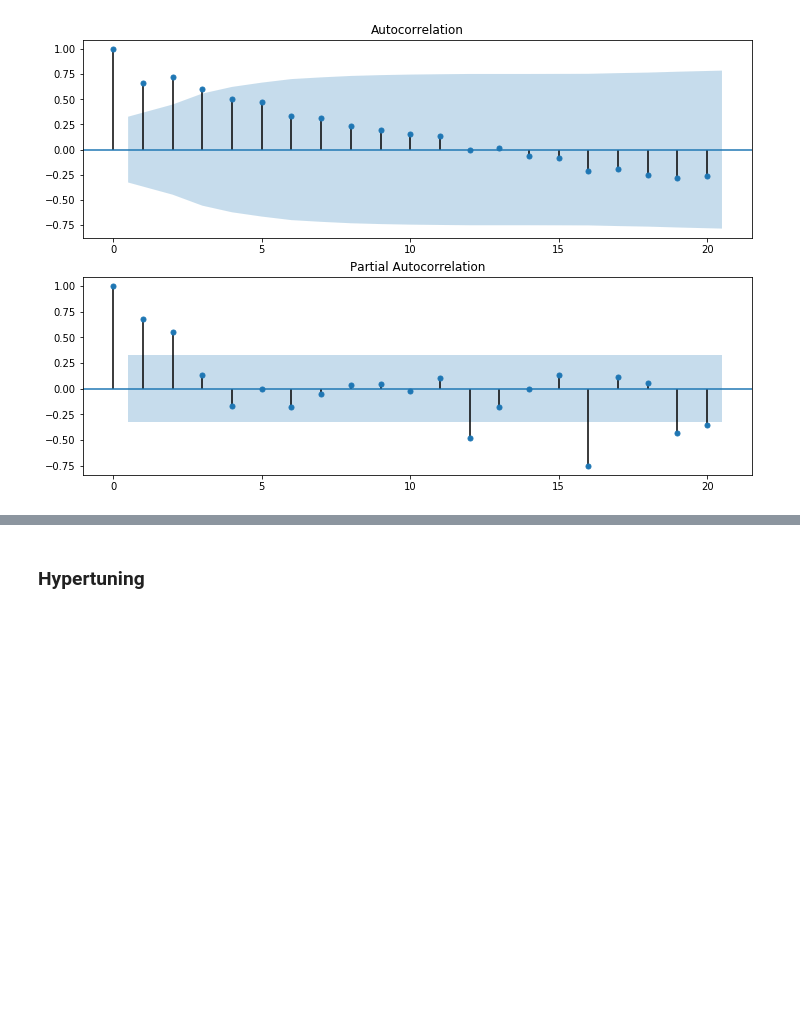
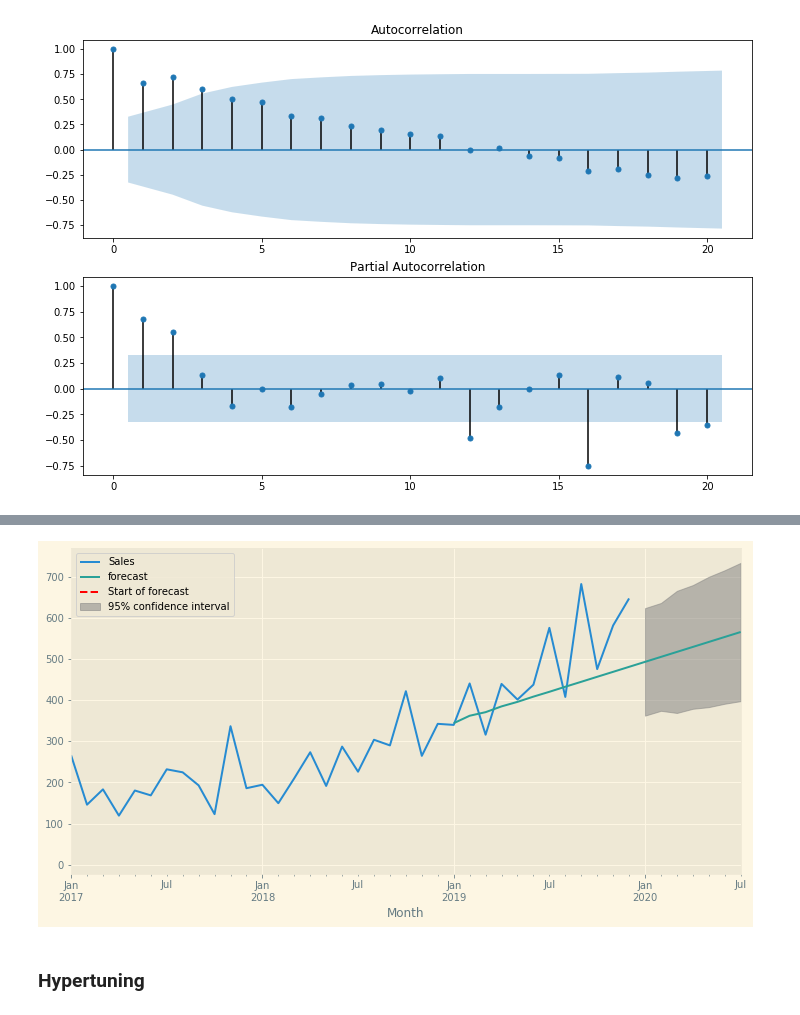
Before and after one commit to angiekl74/TimeSeriesAnalysis, a Jupyter notebook: ShampooData_Analysis_StatsmodelPackage_ARIMA.ipynb, the cells around one changed output, grey strips where cells are left out. Cells and saved outputs as stored; diff of their text form; code cells hidden in the pictures; blank space fills up the shorter version.

```diff
--- a/ShampooData_Analysis_StatsmodelPackage_ARIMA.ipynb
+++ b/ShampooData_Analysis_StatsmodelPackage_ARIMA.ipynb
@@ -277,3 +302,21 @@ pyplot.show()
+# %%
+# Using plot_predict() function
+
+model = ARIMA((df2.Sales), (1, 1, 1))
+res_111 = model.fit()
+
+fig, ax = plt.subplots(figsize=(12, 6))
+df2.index = pd.to_datetime(df2.index, format="%Y-%m-%d")
+df2.Sales.plot()
+ax.vlines('2020-01', 13, 14.5, linestyle='--', color='r', label='Start of forecast');
+
+# - NOTE from the official documentation :
+# -- The dynamic keyword affects in-sample prediction.
+# -- If dynamic is False, then the in-sample lagged values are used for prediction.
+# -- If dynamic is True, then in-sample forecasts are used in place of lagged dependent variables.
+ax = res_111.plot_predict('2019-01', '2020-07', dynamic=True, plot_insample=False, ax=ax);
+# %% [output]
+[figure, added]
 # %% [markdown]
 ### Hypertuning
 # %%
```
Also changed, not shown: parts of 11 cells of this notebook, 1 other file.
